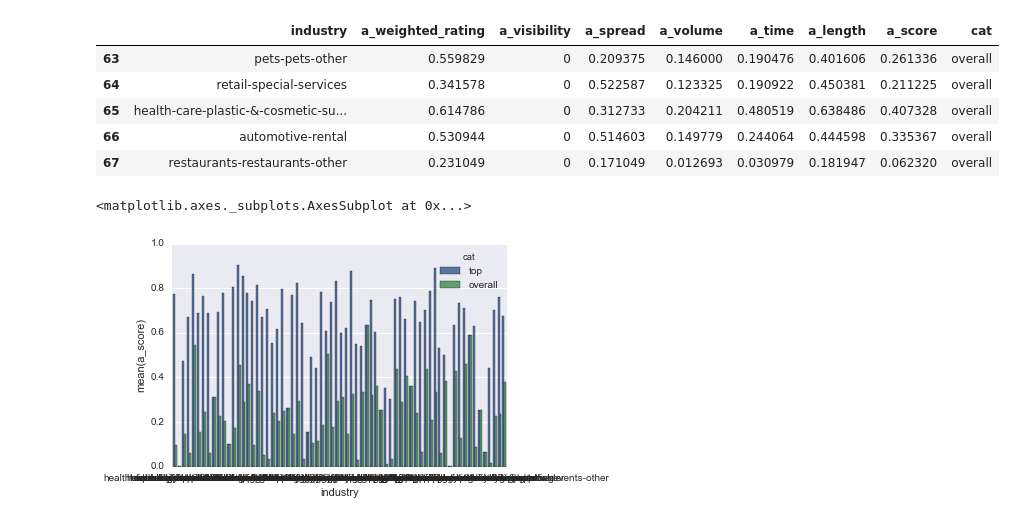
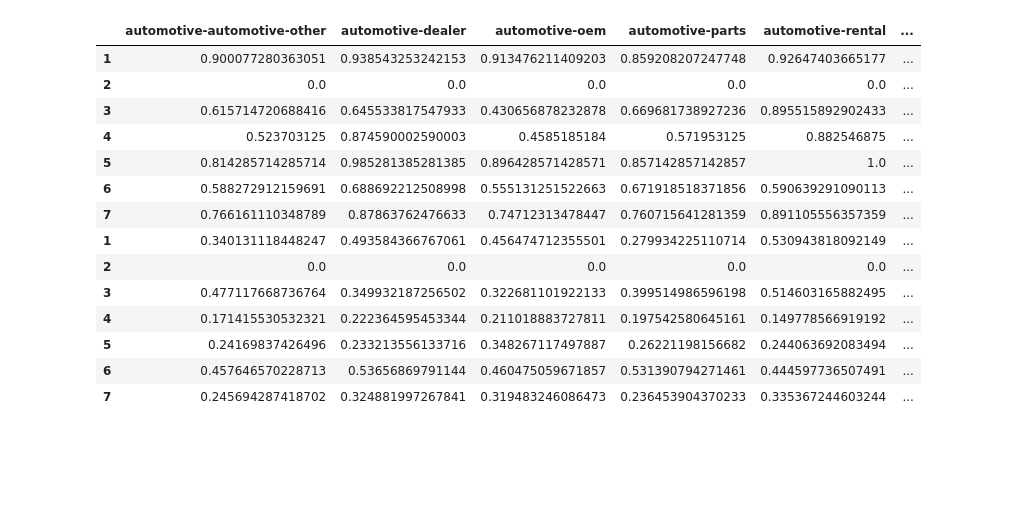
Before and after one commit to ZiyiZhao/Reputation_Intern_Project, a Jupyter notebook: top_avgs_data.ipynb, the cells around one changed output. Drawn from its saved outputs; the diff is of its cells as text; code cells hidden in the pictures; blank space fills up the shorter version.

```diff
--- a/top_avgs_data.ipynb
+++ b/top_avgs_data.ipynb
@@ -3,7 +3,15 @@ import pandas as pd
 import seaborn as sns
 %matplotlib inline
 
-top10_data = pd.read_csv('top_avgs.csv')
-top10_data['cat'] = "top"
-top10_data.head()
+pd.options.display.max_columns = 70
+pd.options.display.max_rows = 20
+
+top10_data = pd.read_csv('top_avgs.csv', header = None)
+top10_data = top10_data.transpose()
+
+top10_data.columns = top10_data.iloc[0] # set column header
+top10_data = top10_data.drop(0) # drop duplicated row
+top10_data['cat'] = "top" # create colum
+
+top10_data
 # %% [output]
@@ -16,5 +26,10 @@ top10_data.head()
 # %%
-overall_data = pd.read_csv('overall_avgs.csv')
+overall_data = pd.read_csv('overall_avgs.csv', header = None)
+overall_data = overall_data.transpose()
+
+overall_data.columns = overall_data.iloc[0] # set column header
+overall_data = overall_data.drop(0)
 overall_data['cat'] = "overall"
-overall_data.tail()
+
+overall_data
 # %% [output]
@@ -27,16 +44,20 @@ overall_data.tail()
 # %%
 result = top10_data.append(overall_data)
 
-result.tail()
+result
 # %% [output]
-|  | industry | a_weighted_rating | a_visibility | a_spread | a_volume | a_time | a_length | a_score | cat |
-| 63 | pets-pets-other | 0.559829 | 0 | 0.209375 | 0.146000 | 0.190476 | 0.401606 | 0.261336 | overall |
-| 64 | retail-special-services | 0.341578 | 0 | 0.522587 | 0.123325 | 0.190922 | 0.450381 | 0.211225 | overall |
-| 65 | health-care-plastic-&-cosmetic-su... | 0.614786 | 0 | 0.312733 | 0.204211 | 0.480519 | 0.638486 | 0.407328 | overall |
-| 66 | automotive-rental | 0.530944 | 0 | 0.514603 | 0.149779 | 0.244064 | 0.444598 | 0.335367 | overall |
-| 67 | restaurants-restaurants-other | 0.231049 | 0 | 0.171049 | 0.012693 | 0.030979 | 0.181947 | 0.062320 | overall |
+|  | automotive-automotive-other | automotive-dealer | automotive-oem | automotive-parts | automotive-rental | ... |
+| 1 | 0.900077280363051 | 0.938543253242153 | 0.913476211409203 | 0.859208207247748 | 0.92647403665177 | ... |
+| 2 | 0.0 | 0.0 | 0.0 | 0.0 | 0.0 | ... |
+| 3 | 0.615714720688416 | 0.645533817547933 | 0.430656878232878 | 0.669681738927236 | 0.895515892902433 | ... |
+| 4 | 0.523703125 | 0.874590002590003 | 0.4585185184 | 0.571953125 | 0.882546875 | ... |
+| 5 | 0.814285714285714 | 0.985281385281385 | 0.896428571428571 | 0.857142857142857 | 1.0 | ... |
+| 6 | 0.588272912159691 | 0.688692212508998 | 0.555131251522663 | 0.671918518371856 | 0.590639291090113 | ... |
+| 7 | 0.766161110348789 | 0.87863762476633 | 0.74712313478447 | 0.760715641281359 | 0.891105556357359 | ... |
+| 1 | 0.340131118448247 | 0.493584366767061 | 0.456474712355501 | 0.279934225110714 | 0.530943818092149 | ... |
+| 2 | 0.0 | 0.0 | 0.0 | 0.0 | 0.0 | ... |
+| 3 | 0.477117668736764 | 0.349932187256502 | 0.322681101922133 | 0.399514986596198 | 0.514603165882495 | ... |
+| 4 | 0.171415530532321 | 0.222364595453344 | 0.211018883727811 | 0.197542580645161 | 0.149778566919192 | ... |
+| 5 | 0.24169837426496 | 0.233213556133716 | 0.348267117497887 | 0.26221198156682 | 0.244063692083494 | ... |
+| 6 | 0.457646570228713 | 0.53656869791144 | 0.460475059671857 | 0.531390794271461 | 0.444597736507491 | ... |
+| 7 | 0.245694287418702 | 0.324881997267841 | 0.319483246086473 | 0.236453904370233 | 0.335367244603244 | ... |
-# %%
-sns.barplot(data = result, x="industry", y="a_score", hue="cat")
-# %% [output]
-<matplotlib.axes._subplots.AxesSubplot at 0x...>
-[figure, removed]
```
Also changed, not shown: parts of 3 cells of this notebook.
